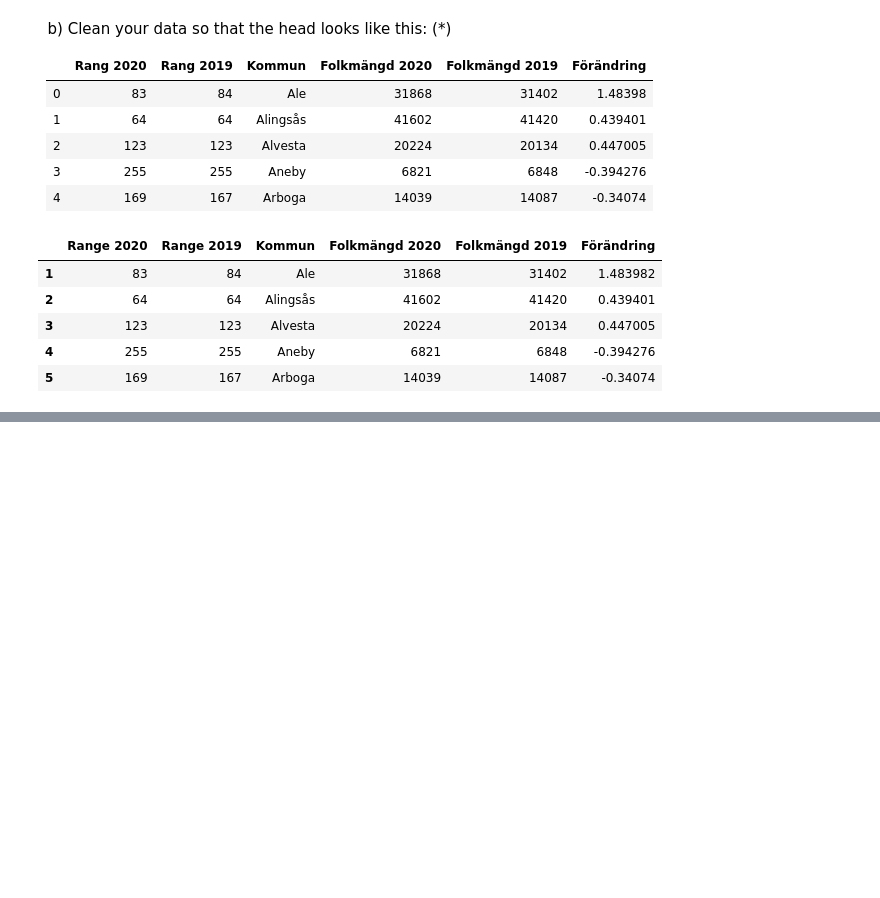
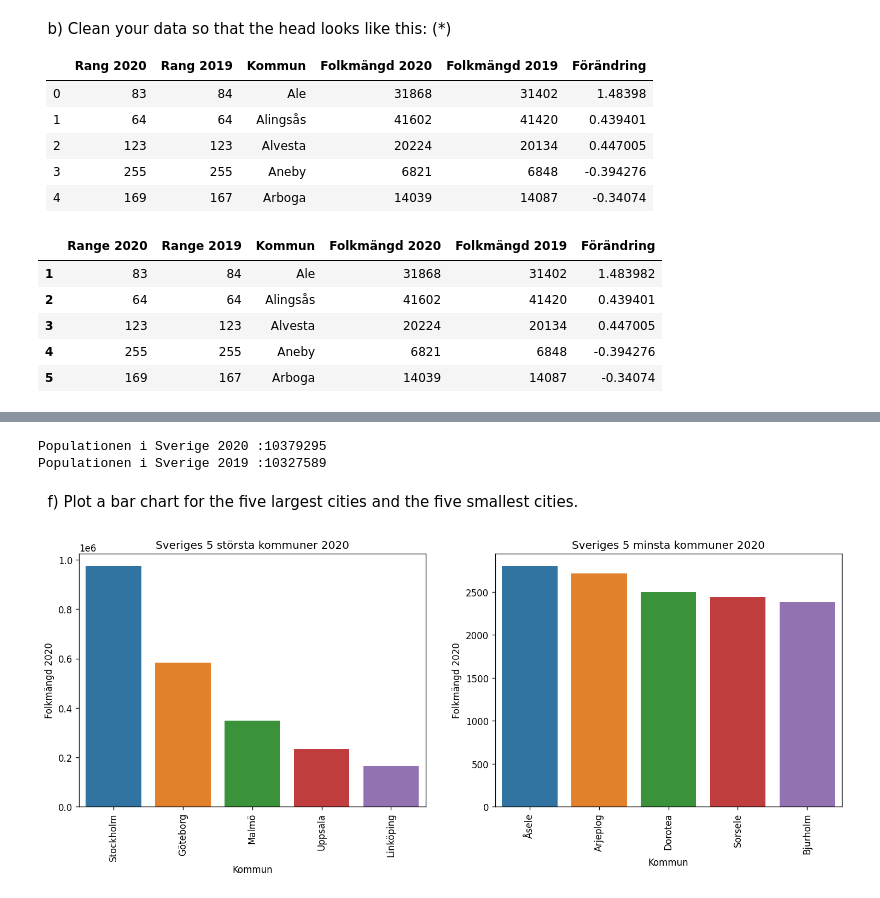
Before and after one commit to VineelaNedunuri/Databehandling-Vineela-Nedunuri, a Jupyter notebook: Exercises/E00_pandas_basic_syntax.ipynb, the cells around one changed output, grey strips where cells are left out. Cells and saved outputs as stored; diff of their text form; code cells hidden in the pictures; blank space fills up the shorter version.

```diff
--- a/Exercises/E00_pandas_basic_syntax.ipynb
+++ b/Exercises/E00_pandas_basic_syntax.ipynb
@@ -220,0 +214,3 @@ df.head()
+# %%
+sort_largest_cities = df.sort_values(by="Folkmängd 2020", ascending= False).head()
+sort_largest_cities
@@ -220,0 +226,3 @@ df.head()
+# %%
+smallest_cities = df.sort_values(by="Folkmängd 2020", ascending= True).head()
+smallest_cities
@@ -220,0 +236,3 @@ df.head()
+# %%
+sort_smallest_cities = smallest_cities.iloc[::-1]
+sort_smallest_cities
@@ -220,0 +257,23 @@ df.head()
+# %%
+sweden_population_2020 = df["Folkmängd 2020"].sum()
+sweden_population_2019 = df["Folkmängd 2019"].sum()
+print(f"Populationen i Sverige 2020 :{sweden_population_2020}")
+print(f"Populationen i Sverige 2019 :{sweden_population_2019}")
+# %% [output]
+Populationen i Sverige 2020 :10379295
+Populationen i Sverige 2019 :10327589
+# %% [markdown]
+&nbsp; f) Plot a bar chart for the five largest cities and the five smallest cities.
+# %%
+fig, axes = plt.subplots(1,2, figsize = (15,5), dpi = 120)
+titles = ["Sveriges 5 största kommuner 2020", "Sveriges 5 minsta kommuner 2020"]
+data_frame = (sort_largest_cities, sort_smallest_cities)
+x_columns = ["Kommun", "Kommun"]
+
+for i, (data, title) in enumerate(zip(data_frame, titles)):
+    sns.barplot(data=data, x = x_columns[i], y = "Folkmängd 2020", ax= axes[i])
+    axes[i].set(title = title)
+    axes[i].set_xticklabels(axes[i].get_xticklabels(), rotation = 90)
+#plt.show()
+# %% [output]
+[figure, added]
```
Also changed, not shown: parts of 8 cells of this notebook.
